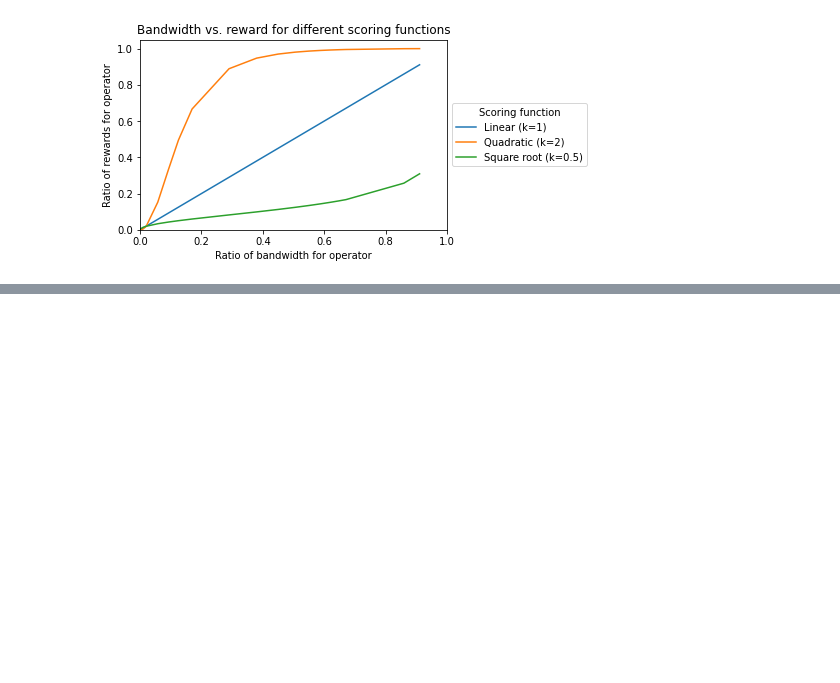
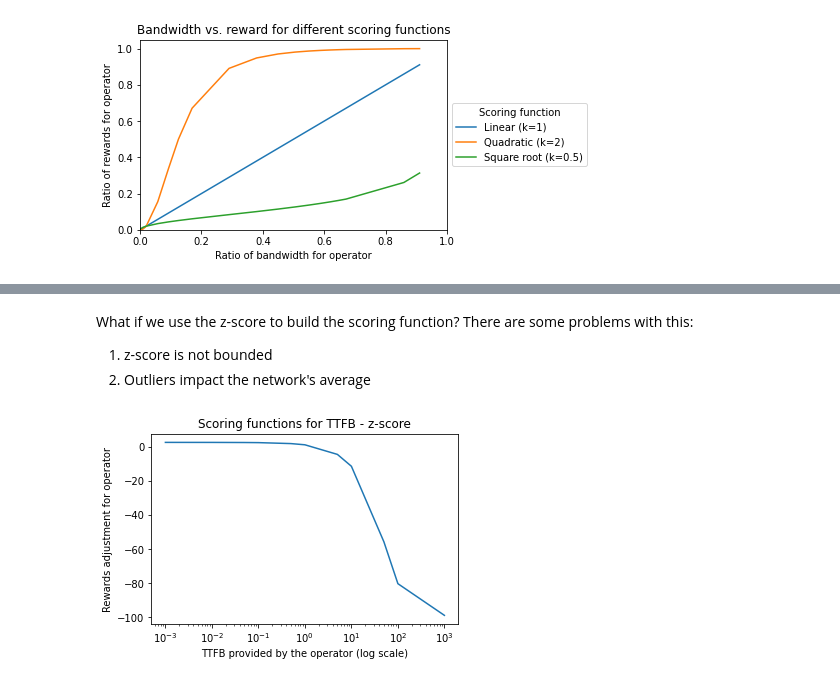
Before and after one commit to protocol/cel-retrieval, a Jupyter notebook: saturn-aliens/notebooks/2.0-scoring-functions.ipynb, the cells around one changed output, grey strips where cells are left out. Saved outputs shown, nothing was run; the diff lists cells and outputs as text; code cells hidden in the pictures; blank space fills up the shorter version.

```diff
--- a/saturn-aliens/notebooks/2.0-scoring-functions.ipynb
+++ b/saturn-aliens/notebooks/2.0-scoring-functions.ipynb
@@ -81,0 +76,26 @@ plt.show()
+# %% [markdown]
+What if we use the z-score to build the scoring function? There are some problems with this:
+
+1. z-score is not bounded
+2. Outliers impact the network's average
+# %%
+ttfb_vec = np.random.gamma(2., 0.5, 10000)
+ttfb_i_vec = np.array([0.001, 0.01, 0.05, 0.1, 0.5, 1,5, 10, 50, 100, 1000]).astype(float)
+
+avg_ttfb_vec = (sum(ttfb_vec) + ttfb_i_vec)/(len(ttfb_vec)+1)
+std_ttfb_vec = [
+    np.sqrt((sum((ttfb_vec-avg_ttfb_vec[i])**2) + (ttfb_i_vec[i] - avg_ttfb_vec[i])**2)/(len(ttfb_vec)+1))
+    for i in range(len(ttfb_i_vec))
+]
+
+z_score_vec = (ttfb_i_vec-avg_ttfb_vec)/std_ttfb_vec
+
+plt.figure(figsize=(5.5,3.5))
+plt.plot(ttfb_i_vec, 1-z_score_vec)
+plt.xscale('log')
+plt.title("Scoring functions for TTFB - z-score")
+plt.xlabel("TTFB provided by the operator (log scale)")
+plt.ylabel("Rewards adjustment for operator")
+plt.show()
+# %% [output]
+[figure, added]
```
Also changed, not shown: parts of 8 cells of this notebook, 1 other file.
